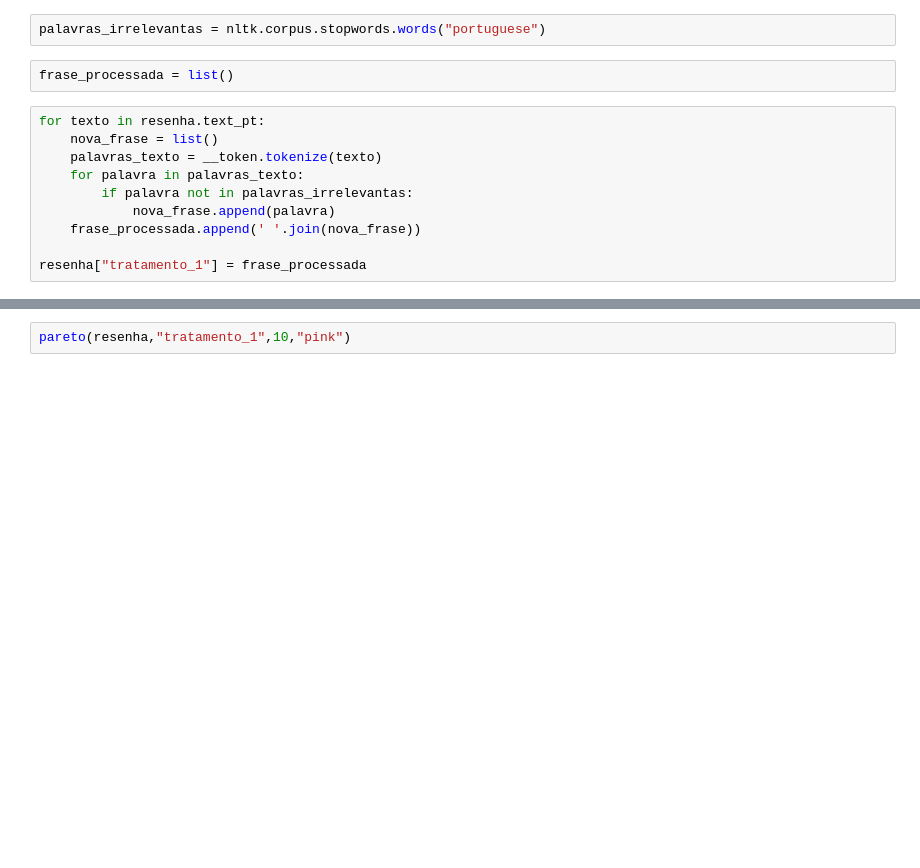
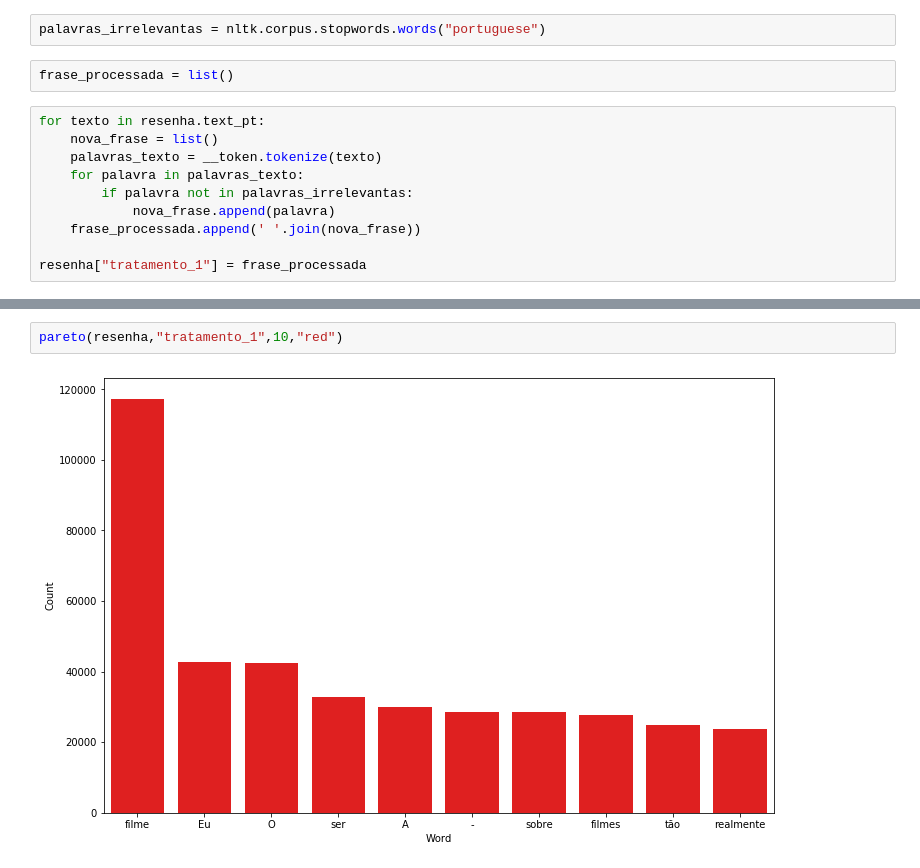
Before and after one commit to MarceloDaLuz/nlp, a Jupyter notebook: alura_nlp.ipynb, the cells around one changed output, grey strips where cells are left out. Cells and saved outputs as stored; diff of their text form; blank space fills up the shorter version.

```diff
--- a/alura_nlp.ipynb
+++ b/alura_nlp.ipynb
@@ -147,4 +238,6 @@ classificar_texto(resenha,"tratamento_1","classificacao")
 # %%
-pareto(resenha,"tratamento_1",10,"pink")
+pareto(resenha,"tratamento_1",10,"red")
+# %% [output]
+[figure, added]
 # %%
 palavras_irrelevantas
```
Also changed, not shown: parts of 66 cells of this notebook.
